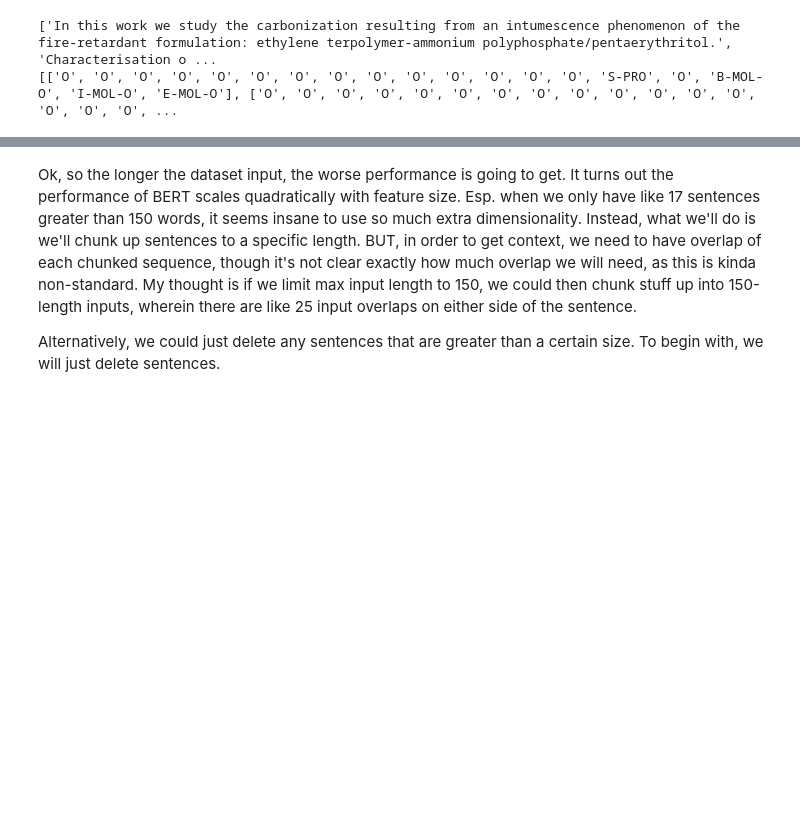
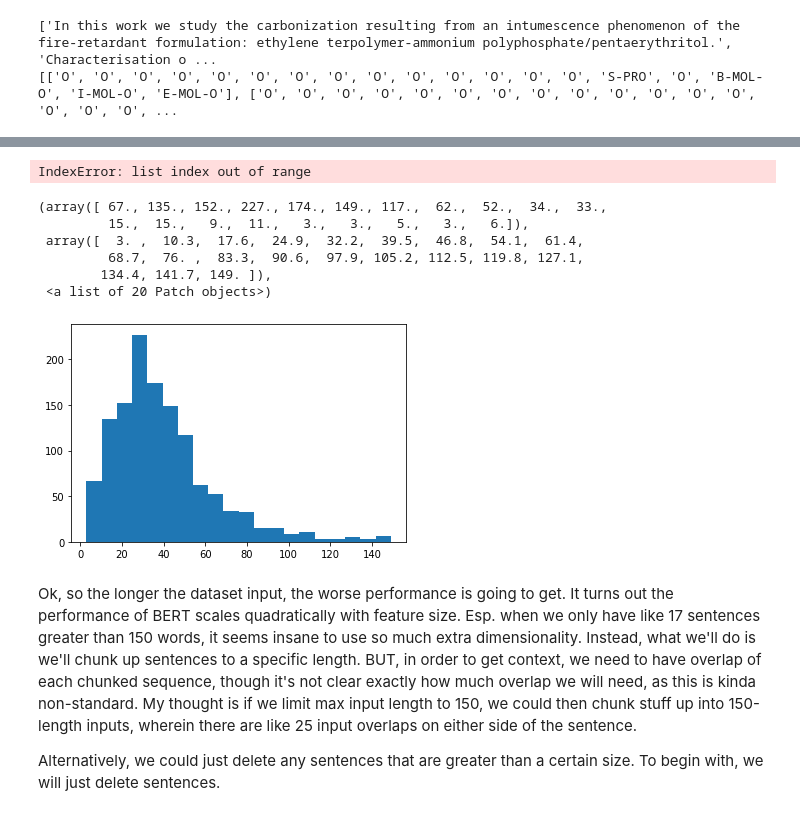
Before and after one commit to JonathanOnorato/BERT_Explore, a Jupyter notebook: BERT for BETO.ipynb, the cells around one changed output, grey strips where cells are left out. Saved outputs shown, nothing was run; the diff lists cells and outputs as text; code cells hidden in the pictures; blank space fills up the shorter version.

```diff
--- a/BERT for BETO.ipynb
+++ b/BERT for BETO.ipynb
@@ -191,9 +253,17 @@ tokenizer = BertTokenizer.from_pretrained('bert-base-uncased', do_lower_case = T
+# %%
+print(list_o_labels[2][4])
+# %% [output]
+IndexError: list index out of range
 # %%
 def max_encoded_length(token_list):
     max_len = 0
+    len_list = []
     for papers in token_list:
         for sentences in papers:
             input_ids = tokenizer.encode(sentences, add_special_characters = True)
             max_len = max(max_len, len(input_ids))
+            len_list.append(len(input_ids))
 
-    return max_len
+    return max_len, len_list
+# %%
+max_, length_list = max_encoded_length(list_o_tokens)
@@ -200,3 +272,15 @@ def max_encoded_length(token_list):
+# %%
+#Quick plot to show approx dist of sentence lengths in our corpus
+fig, axs = plt.subplots()
+axs.hist(length_list, 20)
+# %% [output]
+(array([ 67., 135., 152., 227., 174., 149., 117.,  62.,  52.,  34.,  33.,
+         15.,  15.,   9.,  11.,   3.,   3.,   5.,   3.,   6.]),
+ array([  3. ,  10.3,  17.6,  24.9,  32.2,  39.5,  46.8,  54.1,  61.4,
+         68.7,  76. ,  83.3,  90.6,  97.9, 105.2, 112.5, 119.8, 127.1,
+        134.4, 141.7, 149. ]),
+ <a list of 20 Patch objects>)
+[figure, added]
 # %% [markdown]
 Ok, so the longer the dataset input, the worse performance is going to get. It turns out the performance of BERT scales quadratically with feature size. Esp. when we only have like 17 sentences greater than 150 words, it seems insane to use so much extra dimensionality. Instead, what we'll do is we'll chunk up sentences to a specific length. BUT, in order to get context, we need to have overlap of each chunked sequence, though it's not clear exactly how much overlap we will need, as this is kinda non-standard. My thought is if we limit max input length to 150, we could then chunk stuff up into 150-length inputs, wherein there are like 25 input overlaps on either side of the sentence.
 
```
Also changed, not shown: parts of 103 cells of this notebook, 1 other file.
